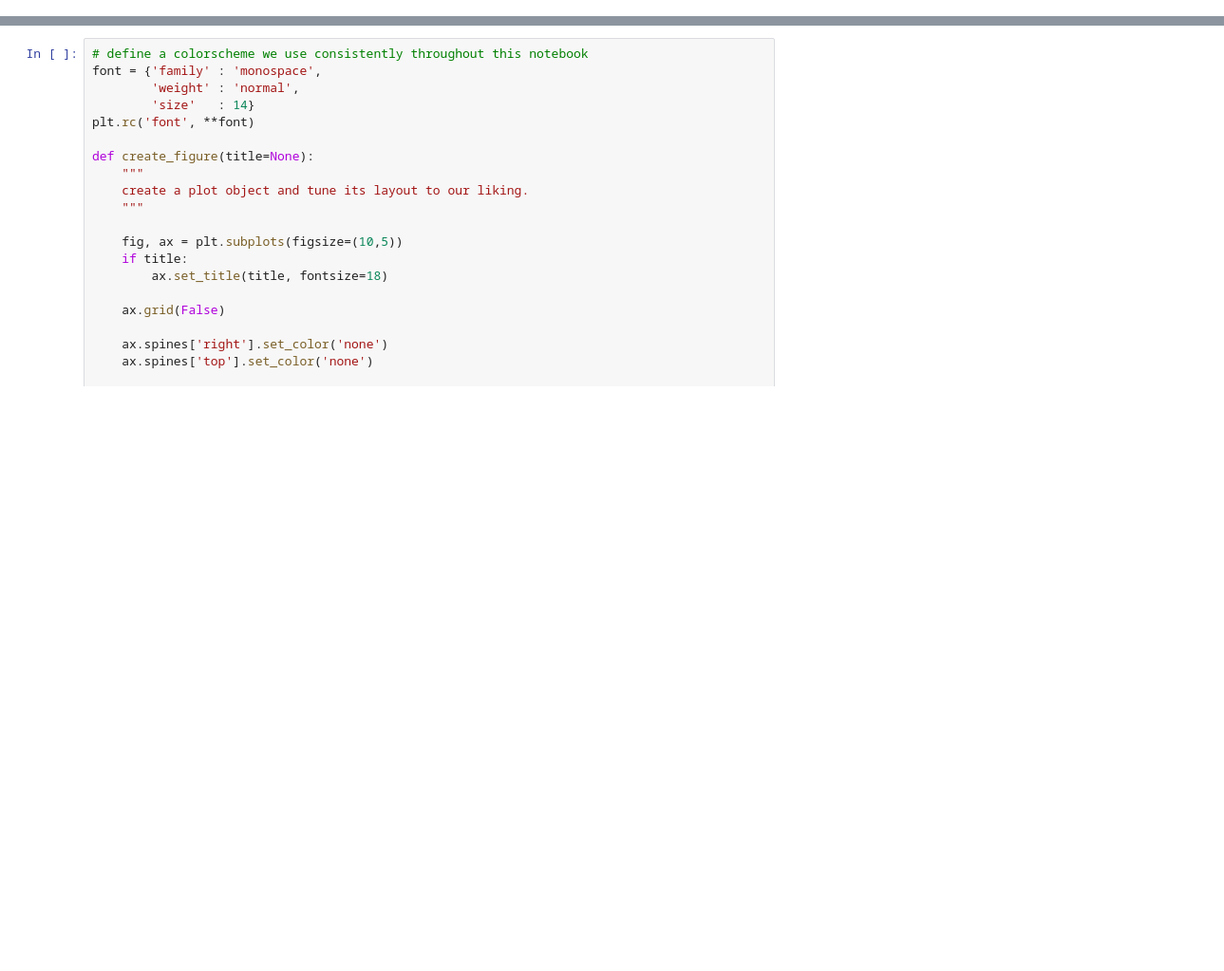
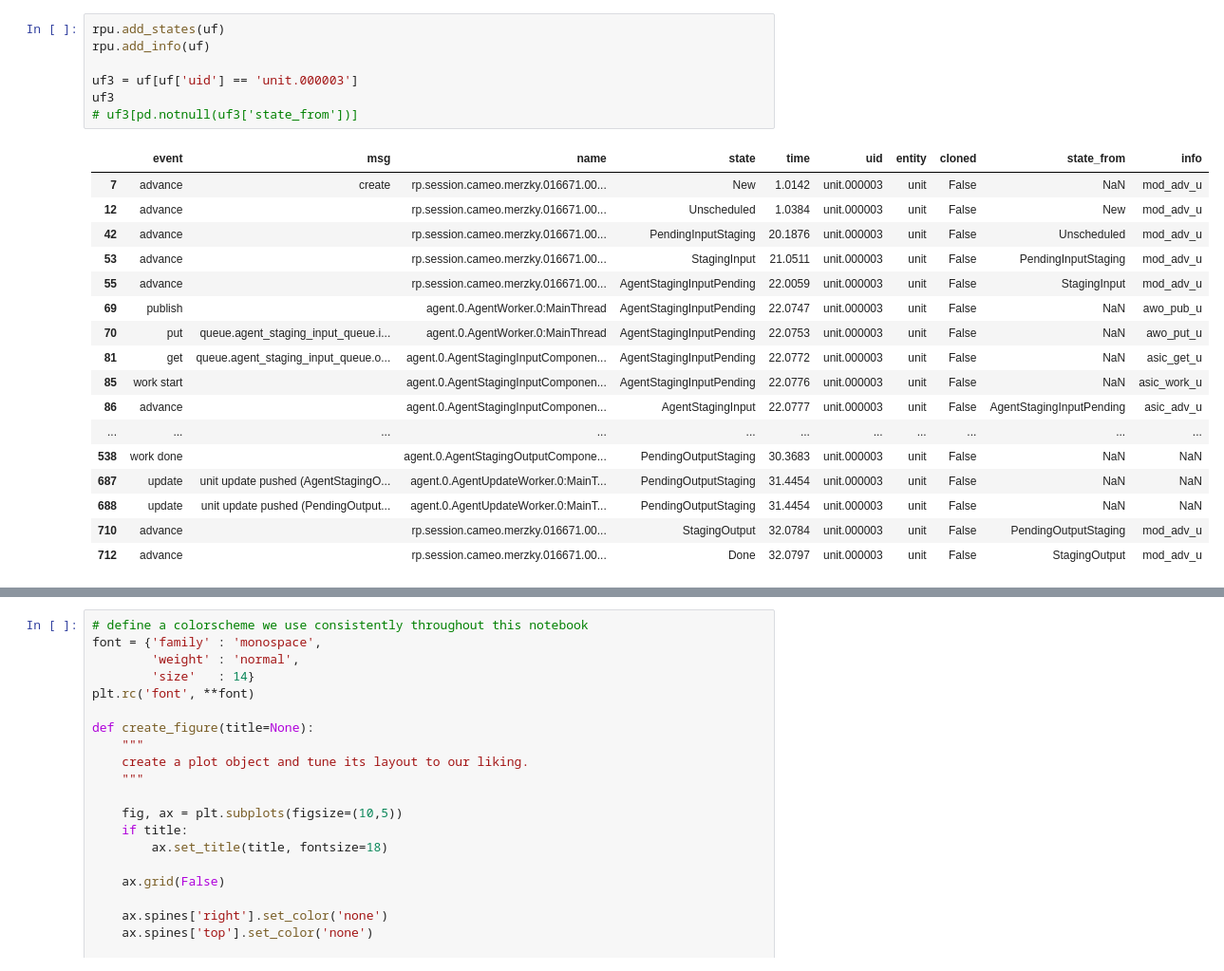
Before and after one commit to radical-cybertools/radical.pilot, a Jupyter notebook: bin/plot_profile.ipynb, the cells around one changed output, grey strips where cells are left out. Shown at 95% size. Drawn from its saved outputs; the diff is of its cells as text; blank space fills up the shorter version.

```diff
--- a/bin/plot_profile.ipynb
+++ b/bin/plot_profile.ipynb
@@ -39 +51,26 @@ fetching 'file://localhost/home/merzky/radical.pilot.sandbox/rp.session.cameo.me
+# %%
+rpu.add_states(uf)
+rpu.add_info(uf)
+
+uf3 = uf[uf['uid'] == 'unit.000003']
+uf3
+# uf3[pd.notnull(uf3['state_from'])]
+# %% [output]
+|  | event | msg | name | state | time | uid | entity | cloned | state_from | info |
+| 7 | advance | create | rp.session.cameo.merzky.016671.00... | New | 1.0142 | unit.000003 | unit | False | NaN | mod_adv_u |
+| 12 | advance |  | rp.session.cameo.merzky.016671.00... | Unscheduled | 1.0384 | unit.000003 | unit | False | New | mod_adv_u |
+| 42 | advance |  | rp.session.cameo.merzky.016671.00... | PendingInputStaging | 20.1876 | unit.000003 | unit | False | Unscheduled | mod_adv_u |
+| 53 | advance |  | rp.session.cameo.merzky.016671.00... | StagingInput | 21.0511 | unit.000003 | unit | False | PendingInputStaging | mod_adv_u |
+| 55 | advance |  | rp.session.cameo.merzky.016671.00... | AgentStagingInputPending | 22.0059 | unit.000003 | unit | False | StagingInput | mod_adv_u |
+| 69 | publish |  | agent.0.AgentWorker.0:MainThread | AgentStagingInputPending | 22.0747 | unit.000003 | unit | False | NaN | awo_pub_u |
+| 70 | put | queue.agent_staging_input_queue.i... | agent.0.AgentWorker.0:MainThread | AgentStagingInputPending | 22.0753 | unit.000003 | unit | False | NaN | awo_put_u |
+| 81 | get | queue.agent_staging_input_queue.o... | agent.0.AgentStagingInputComponen... | AgentStagingInputPending | 22.0772 | unit.000003 | unit | False | NaN | asic_get_u |
+| 85 | work start |  | agent.0.AgentStagingInputComponen... | AgentStagingInputPending | 22.0776 | unit.000003 | unit | False | NaN | asic_work_u |
+| 86 | advance |  | agent.0.AgentStagingInputComponen... | AgentStagingInput | 22.0777 | unit.000003 | unit | False | AgentStagingInputPending | asic_adv_u |
+| ... | ... | ... | ... | ... | ... | ... | ... | ... | ... | ... |
+| 538 | work done |  | agent.0.AgentStagingOutputCompone... | PendingOutputStaging | 30.3683 | unit.000003 | unit | False | NaN | NaN |
+| 687 | update | unit update pushed (AgentStagingO... | agent.0.AgentUpdateWorker.0:MainT... | PendingOutputStaging | 31.4454 | unit.000003 | unit | False | NaN | NaN |
+| 688 | update | unit update pushed (PendingOutput... | agent.0.AgentUpdateWorker.0:MainT... | PendingOutputStaging | 31.4454 | unit.000003 | unit | False | NaN | NaN |
+| 710 | advance |  | rp.session.cameo.merzky.016671.00... | StagingOutput | 32.0784 | unit.000003 | unit | False | PendingOutputStaging | mod_adv_u |
+| 712 | advance |  | rp.session.cameo.merzky.016671.00... | Done | 32.0797 | unit.000003 | unit | False | StagingOutput | mod_adv_u |
 # %%
```
Also changed, not shown: parts of 6 cells of this notebook, 4 other files.
